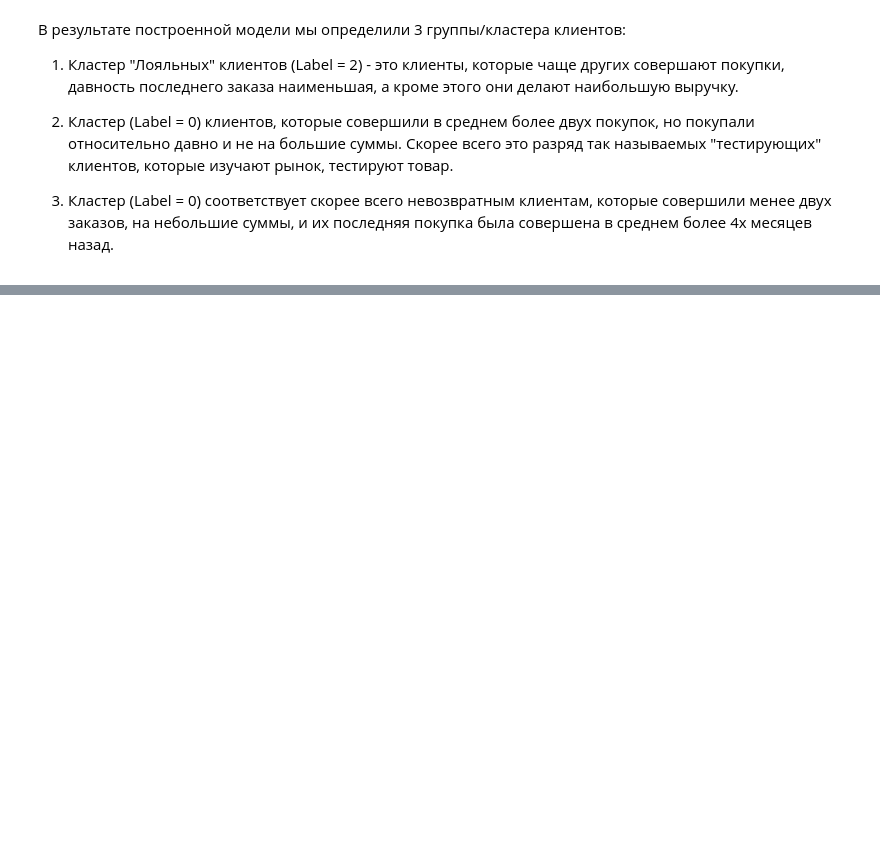
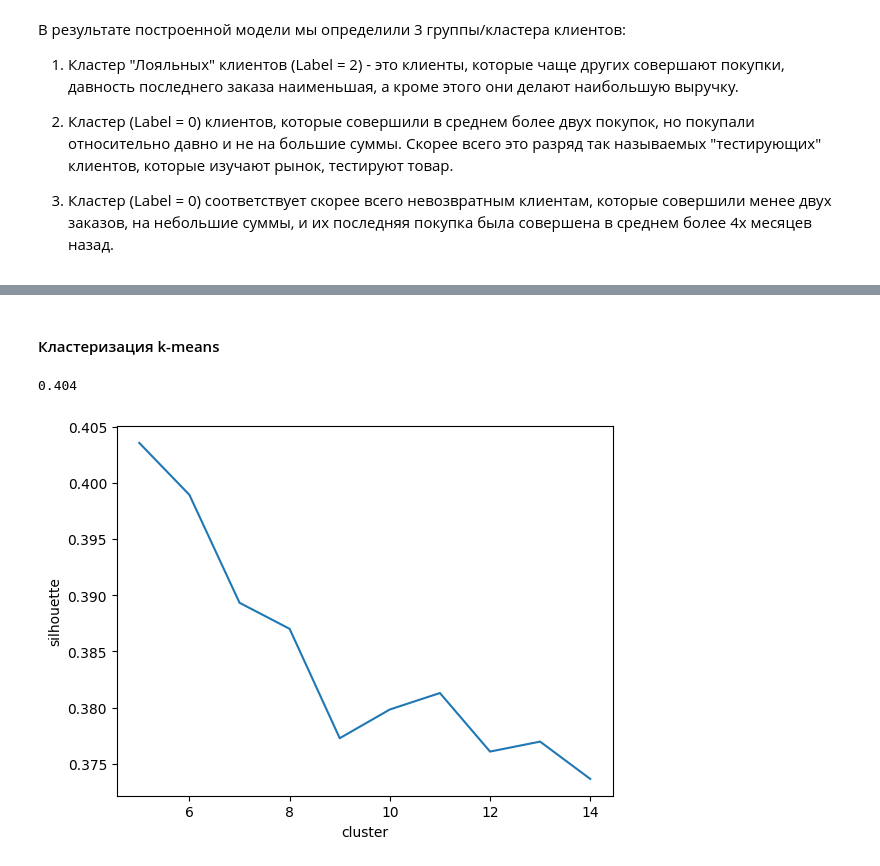
Before and after one commit to veshua/sf_data_science, a Jupyter notebook: project_6/PROJECT-6._AAM_Сегментация_клиентов_онлайн-магазина.ipynb, the cells around one changed output, grey strips where cells are left out. Saved outputs shown, nothing was run; the diff lists cells and outputs as text; code cells hidden in the pictures; blank space fills up the shorter version.

```diff
--- a/project_6/PROJECT-6._AAM_Сегментация_клиентов_онлайн-магазина.ipynb
+++ b/project_6/PROJECT-6._AAM_Сегментация_клиентов_онлайн-магазина.ipynb
@@ -714,0 +763,22 @@ plot_cluster_profile(rfm_table_cleaned_grouped , 3)
+# %% [markdown]
+#### Кластеризация k-means
+# %%
+from sklearn.cluster import KMeans
+from sklearn import metrics
+def get_silhouette(n_clusters, data):
+    kmeans = KMeans(n_clusters=n_clusters, random_state=42)
+    kmeans.fit(data)
+    silhouette = metrics.silhouette_score(data, kmeans.labels_)
+    return silhouette
+
+silhouette_list = []
+for n_clustes in range(5, 15):
+        silhouette_list.append(get_silhouette(n_clustes, rfm_table_processed))
+
+plt.plot([i for i in range(5, 15)], silhouette_list)
+plt.xlabel('cluster')
+plt.ylabel('silhouette');
+print(np.round(np.max(silhouette_list),3))
+# %% [output]
+0.404
+[figure, added]
```
Also changed, not shown: parts of 22 cells of this notebook, 6 other files.
